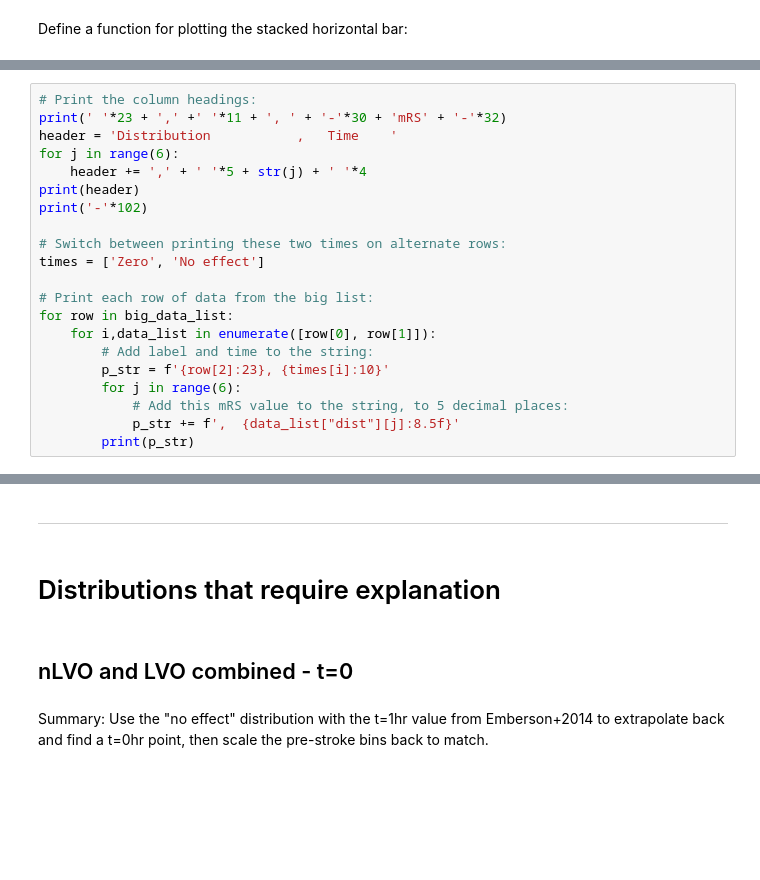
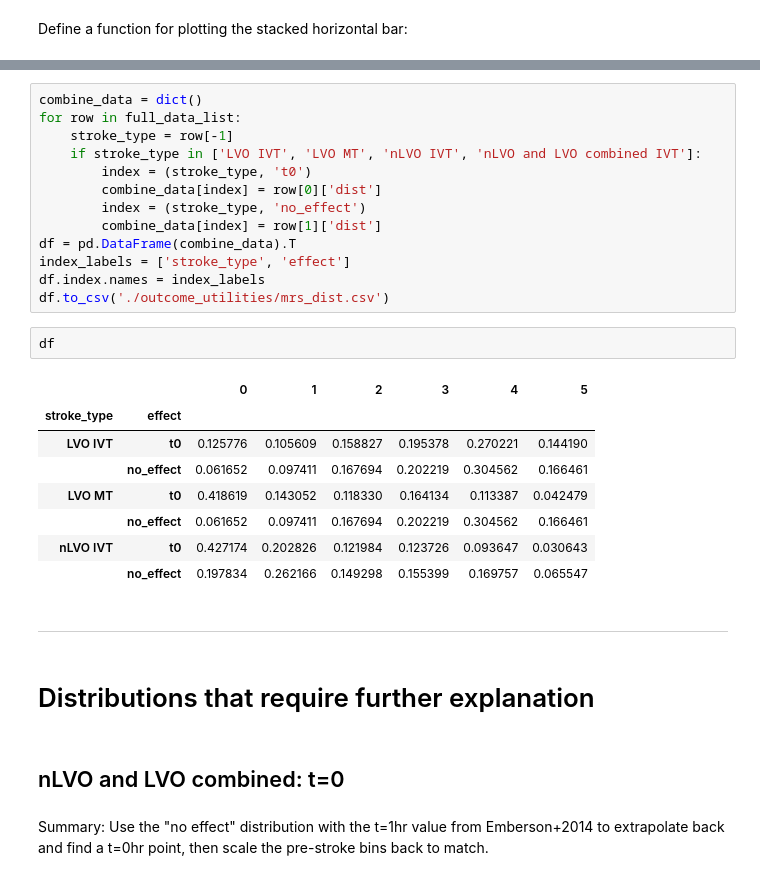
Before and after one commit to samuel-book/stroke_outcome, a Jupyter notebook: mRS_datasets.ipynb, the cells around one changed output, grey strips where cells are left out. Saved outputs shown, nothing was run; the diff lists cells and outputs as text; blank space fills up the shorter version.

```diff
--- a/mRS_datasets.ipynb
+++ b/mRS_datasets.ipynb
@@ -259,21 +236,0 @@ For future reference, here are all of the data printed in comma-separated format
-# %%
-# Print the column headings:
-print(' '*23 + ',' +' '*11 + ', ' + '-'*30 + 'mRS' + '-'*32)
-header = 'Distribution           ,   Time    '
-for j in range(6):
-    header += ',' + ' '*5 + str(j) + ' '*4
-print(header)
-print('-'*102)
-
-# Switch between printing these two times on alternate rows:
-times = ['Zero', 'No effect']
-
-# Print each row of data from the big list:
-for row in big_data_list:
-    for i,data_list in enumerate([row[0], row[1]]):
-        # Add label and time to the string:
-        p_str = f'{row[2]:23}, {times[i]:10}'
-        for j in range(6):
-            # Add this mRS value to the string, to 5 decimal places:
-            p_str += f',  {data_list["dist"][j]:8.5f}'
-        print(p_str)
@@ -300,9 +237,33 @@ nLVO thrombolysis      , No effect ,   0.19802,   0.26198,   0.15193,   0.15701,
+# %%
+combine_data = dict()
+for row in full_data_list:
+    stroke_type = row[-1]
+    if stroke_type in ['LVO IVT', 'LVO MT', 'nLVO IVT', 'nLVO and LVO combined IVT']:
+        index = (stroke_type, 't0')
+        combine_data[index] = row[0]['dist']
+        index = (stroke_type, 'no_effect')
+        combine_data[index] = row[1]['dist']
+df = pd.DataFrame(combine_data).T
+index_labels = ['stroke_type', 'effect']
+df.index.names = index_labels
+df.to_csv('./outcome_utilities/mrs_dist.csv')
+# %%
+df
+# %% [output]
+|  |  | 0 | 1 | 2 | 3 | 4 | 5 |
+| stroke_type | effect |  |  |  |  |  |  |
+| LVO IVT | t0 | 0.125776 | 0.105609 | 0.158827 | 0.195378 | 0.270221 | 0.144190 |
+|  | no_effect | 0.061652 | 0.097411 | 0.167694 | 0.202219 | 0.304562 | 0.166461 |
+| LVO MT | t0 | 0.418619 | 0.143052 | 0.118330 | 0.164134 | 0.113387 | 0.042479 |
+|  | no_effect | 0.061652 | 0.097411 | 0.167694 | 0.202219 | 0.304562 | 0.166461 |
+| nLVO IVT | t0 | 0.427174 | 0.202826 | 0.121984 | 0.123726 | 0.093647 | 0.030643 |
+|  | no_effect | 0.197834 | 0.262166 | 0.149298 | 0.155399 | 0.169757 | 0.065547 |
 # %% [markdown]
 ---
 # %% [markdown]
-# Distributions that require explanation
+# Distributions that require further explanation
 # %% [markdown]
-## nLVO and LVO combined - t=0
+## nLVO and LVO combined: t=0
 # %% [markdown]
 Summary: Use the "no effect" distribution with the t=1hr value from Emberson+2014 to extrapolate back and find a t=0hr point, then scale the pre-stroke bins back to match.
 # %% [markdown]
```
Also changed, not shown: parts of 74 cells of this notebook, 2 other files.
